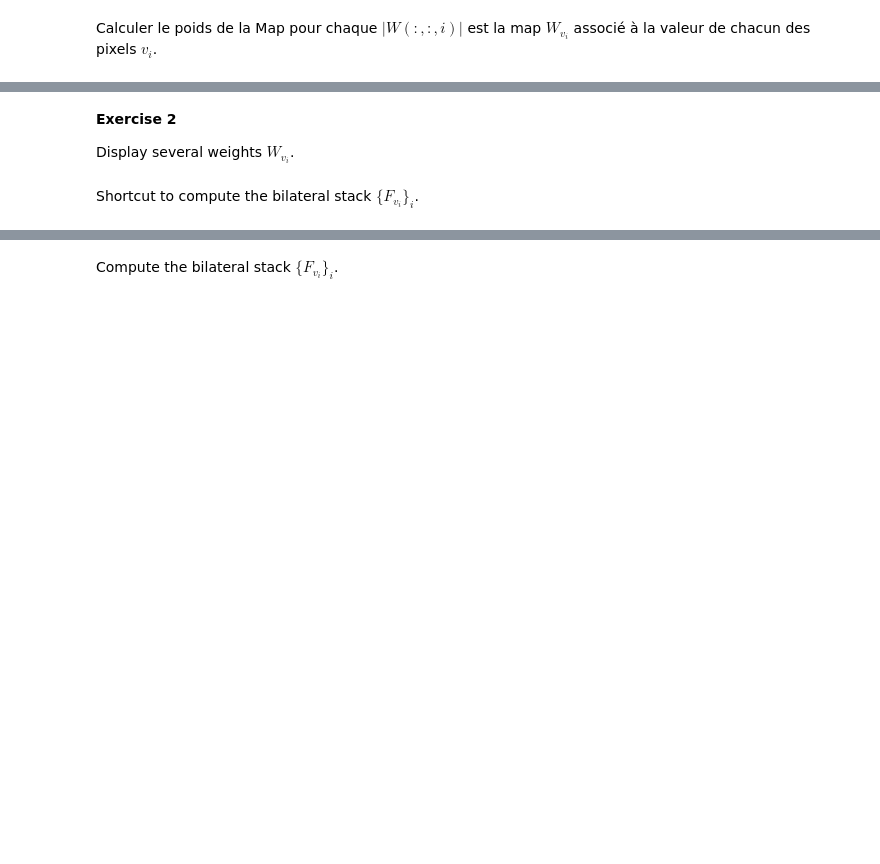
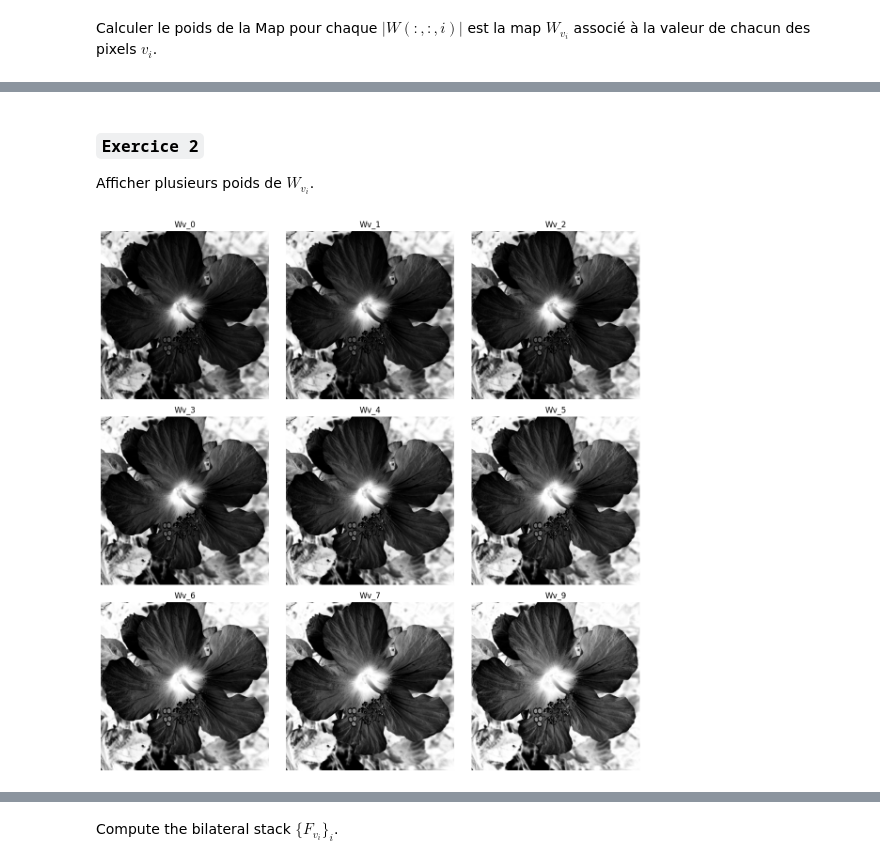
Before and after one commit to Borleo/2_M2_IAFA, a Jupyter notebook: TP_M2IAFA/TP_M2_IMGCMPT/TP23_Imagerie_Computationnelle/3_Advanced Denoising Methods/Bilateral Filtering/denoisingadv_8_bilateral.ipynb, the cells around one changed output, grey strips where cells are left out. Drawn from its saved outputs; the diff is of its cells as text; code cells hidden in the pictures; blank space fills up the shorter version.

```diff
--- a/TP_M2IAFA/TP_M2_IMGCMPT/TP23_Imagerie_Computationnelle/3_Advanced Denoising Methods/Bilateral Filtering/denoisingadv_8_bilateral.ipynb
+++ b/TP_M2IAFA/TP_M2_IMGCMPT/TP23_Imagerie_Computationnelle/3_Advanced Denoising Methods/Bilateral Filtering/denoisingadv_8_bilateral.ipynb
@@ -232,17 +265,18 @@ __1. Rappel de la définition__
 :::
 # %%
+# le noyau gaussien 1D appliqué point par point.
 gaussian = lambda x, sigma: np.exp(-x**2 / (2*sigma**2))
 
 def WeightMap(f0, sv, p):
     n, m = f0.shape
     assert n == m
     # contient toutes les valeurs normalisées de v_i uniformemément sur [0,1]
-    v = np.linspace(0,1,p) / (p - 1)               # (0:p-1)/(p-1)
-    v = v.reshape(1, 1, p)                         # [1, 1, p]
+    vi = np.linspace(0,1,p) / (p - 1)               # (0:p-1)/(p-1)
+    vi = vi.reshape(1, 1, p)                         # [1, 1, p]
     # construit une stack 3D pour chaque i entre 0 et p-1, f0_rep est une copie de l’image f0.
     f0_rep = np.repeat(f0[:, :, None], p, axis=2)  # [n, n, p]
     # sert à fabriquer un tenseur (n,n,p) à partir d’un vecteur v de taille (1,1,p).
-    v_rep  = np.repeat(np.repeat(v, n, axis=0), n, axis=1)  # [n, n, p]
-    return gaussian((f0_rep - v_rep), sv)
+    v_rep  = np.repeat(np.repeat(vi, n, axis=0), n, axis=1)  # [n, n, p]
+    return gaussian((v_rep - f0_rep), sv)
 # %% [markdown]
 Calculer le poids de la Map pour chaque $|W(:,:,i)|$ est la map $W_{v_i}$ associé à la valeur de chacun des pixels $ v_i $.
@@ -258,8 +285,32 @@ Cette pile sert ensuite à pondérer l'image dans chaque “couche” $v_i$ ,
 # %% [markdown]
-__Exercise 2__
-
-Display several weights $ W_{v_i} $.
+### __`Exercice 2`__
+Afficher plusieurs poids de $ W_{v_i} $.
 # %%
-## Insert your code here.
+import matplotlib.pyplot as plt
+import numpy as np
+
+def show_weights(W, indices=None):
+    n, m, p = W.shape
+    if indices is None:
+        # on prend quelques indices répartis dans [0, p-1]
+        k = min(9, p)  # par ex. afficher jusqu'à 6 cartes
+        indices = np.linspace(0, p-1, k, dtype=int)
+
+    k = len(indices)
+    cols = min(3, k)
+    rows = int(np.ceil(k / cols))
+
+    fig, axes = plt.subplots(rows, cols, figsize=(4*cols, 4*rows))
+    axes = np.atleast_1d(axes).ravel()
+
+    for ax, i in zip(axes, indices):
+        ax.imshow(W[:, :, i], cmap='gray')
+        ax.set_title(f"Wv_{i}")
+        ax.axis('off')
+
+    # masquer les axes restants s'il y en a
+    for ax in axes[len(indices):]:
+        ax.axis('off')
+
+    plt.tight_layout()
+    plt.show()
-# %% [markdown]
-Shortcut to compute the bilateral stack $\{ F_{v_i} \}_i $.
@@ -268,0 +317,4 @@ bileteral_stack = lambda f0, sx, sv: bileteral_stack_tmp(f0, sx, WeightMap(f0, s
+# %%
+show_weights(W)
+# %% [output]
+[figure, added]
```
Also changed, not shown: parts of 25 cells of this notebook, 1 other file.
